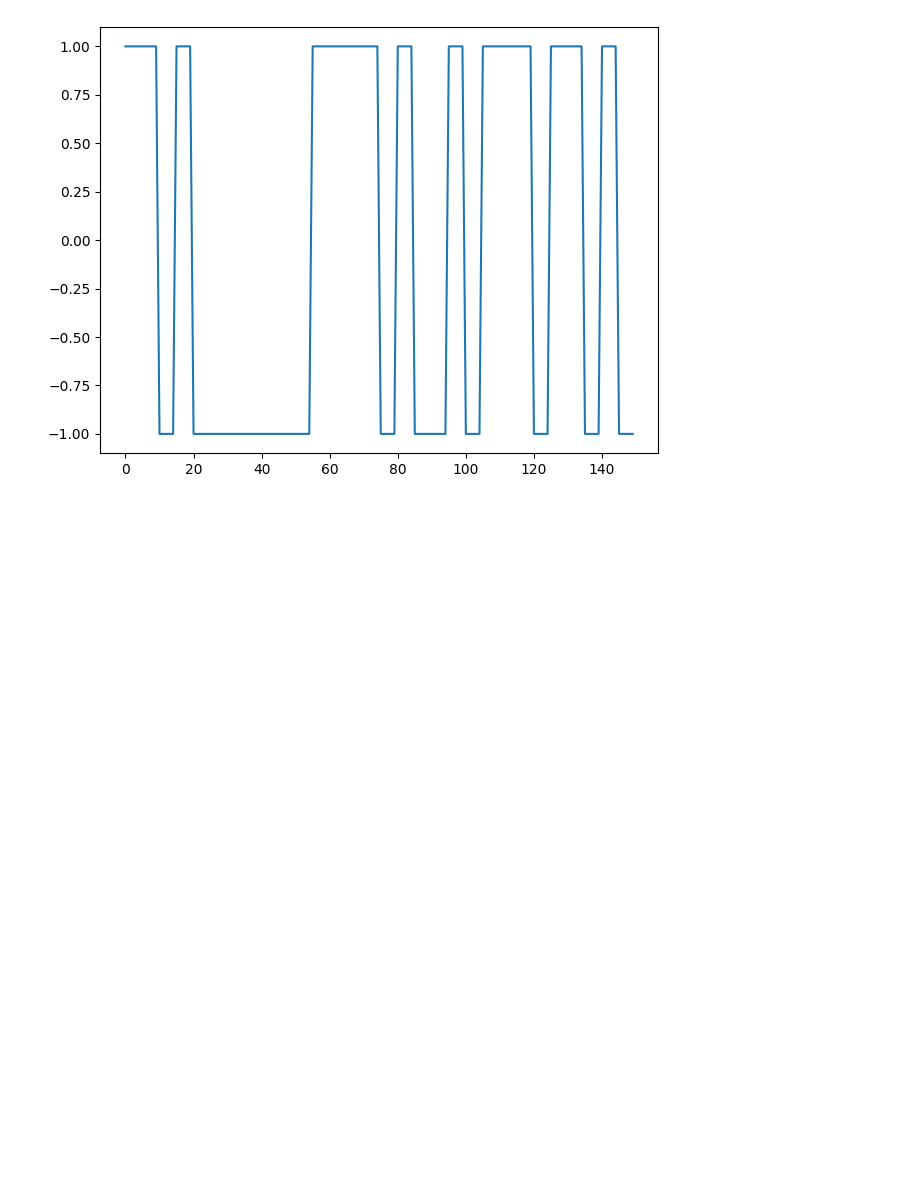
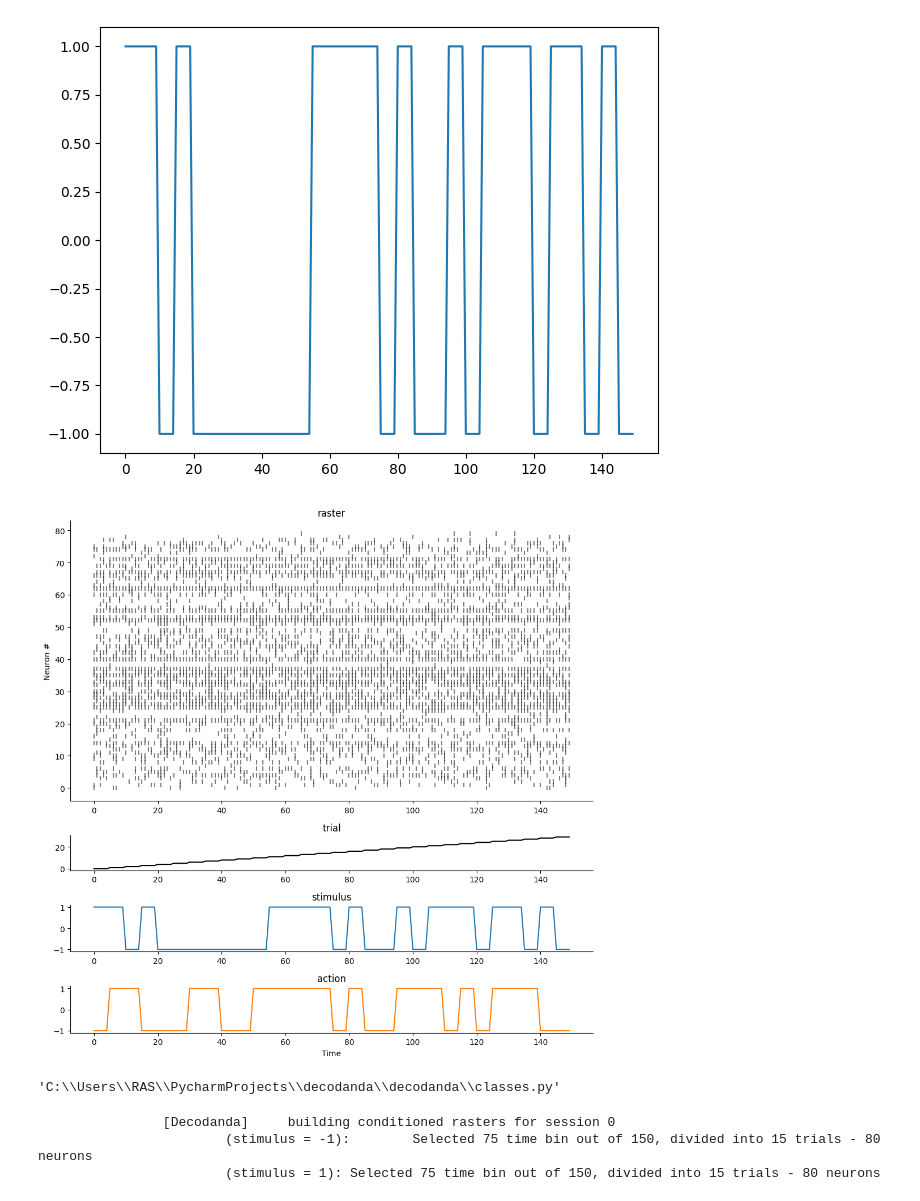
Before and after one commit to RasHerlo/decodanda, a Jupyter notebook: notebooks/RAS_trials.ipynb, the cells around one changed output. Cells and saved outputs as stored; diff of their text form; code cells hidden in the pictures; blank space fills up the shorter version.

Commit message:
Setting up personal trial with "simulation" and SVM run

```diff
--- a/notebooks/RAS_trials.ipynb
+++ b/notebooks/RAS_trials.ipynb
@@ -22,3 +27,30 @@ plt.plot(data['stimulus'])
 # %% [output]
 [<matplotlib.lines.Line2D at 0x...>]
 [figure]
+# %%
+visualize_synthetic_data(data)
+# %% [output]
+[figure, added]
+# %%
+import inspect
+
+inspect.getfile(Decodanda)
+# %% [output]
+'C:\\Users\\RAS\\PycharmProjects\\decodanda\\decodanda\\classes.py'
+# %%
+# Create a decodanda object by applying these conditions to the data
+
+# Decodanda-object is a class-instance with a lot of kwargs
+
+# plus functions, incl: the _train, _test, decode_dichotomy, CCGP_dichotomy, CCGP_with_nullmodel
+
+conditions = {'stimulus': [-1, 1]}     # The conditions dictionary takes a simple one-variable structure.
+# variable name^     values^
+
+mydec = Decodanda(data=data,
+                  conditions=conditions,
+                  verbose=True)
+# %% [output]
+                [Decodanda]     building conditioned rasters for session 0
+                        (stimulus = -1):        Selected 75 time bin out of 150, divided into 15 trials - 80 neurons
+                        (stimulus = 1): Selected 75 time bin out of 150, divided into 15 trials - 80 neurons
```
Also changed, not shown: parts of 5 cells of this notebook.
